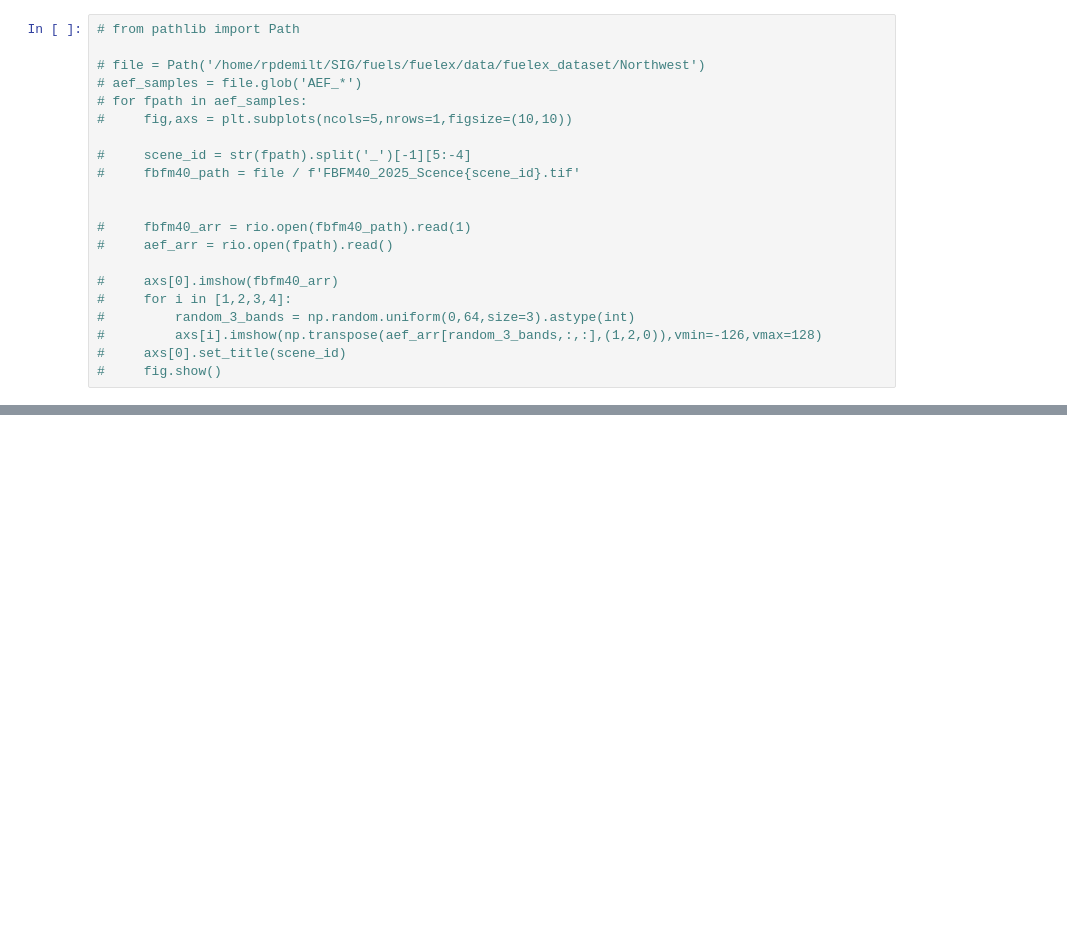
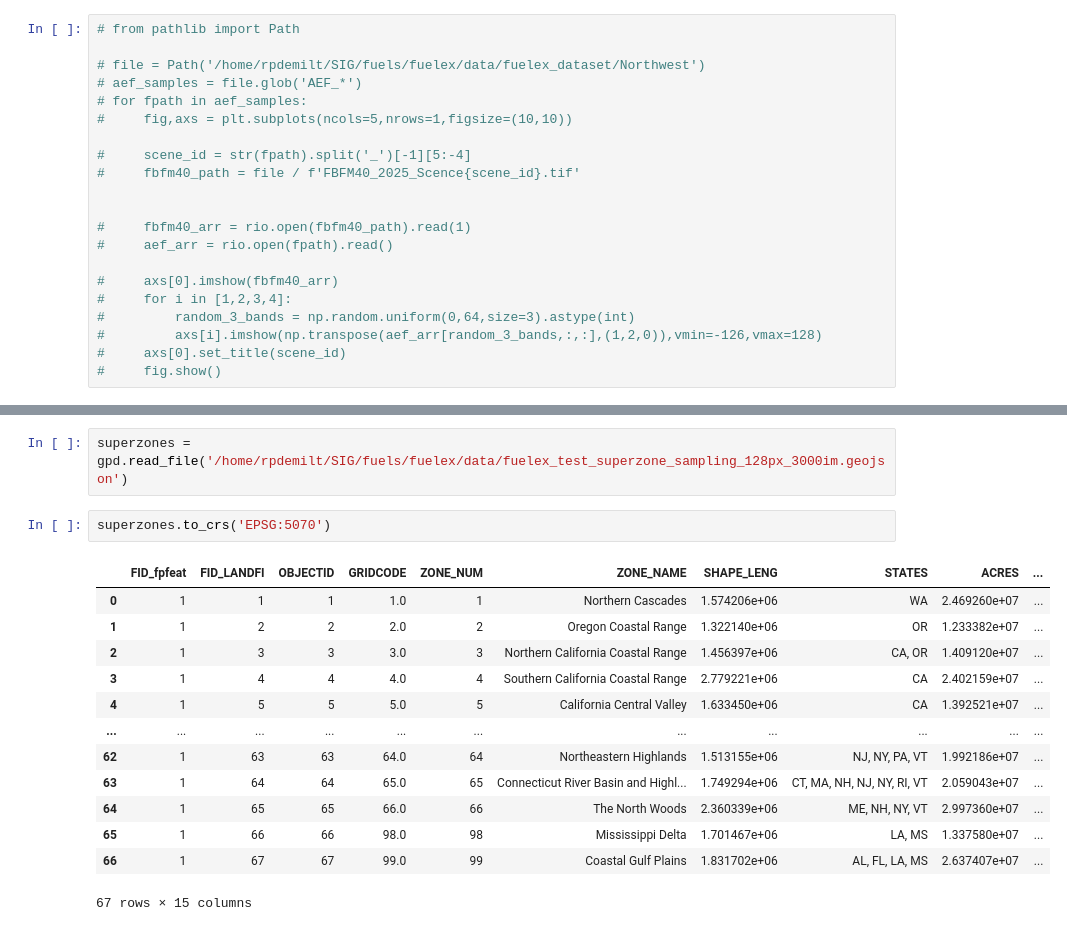
Before and after one commit to ryanpdemilt/fuelex, a Jupyter notebook: notebooks/workshop.ipynb, the cells around one changed output, grey strips where cells are left out. Saved outputs shown, nothing was run; the diff lists cells and outputs as text; blank space fills up the shorter version.

```diff
--- a/notebooks/workshop.ipynb
+++ b/notebooks/workshop.ipynb
@@ -168,0 +223,18 @@ import segmentation_models_pytorch as smp
+# %%
+superzones = gpd.read_file('/home/rpdemilt/SIG/fuels/fuelex/data/fuelex_test_superzone_sampling_128px_3000im.geojson')
+# %%
+superzones.to_crs('EPSG:5070')
+# %% [output]
+|  | FID_fpfeat | FID_LANDFI | OBJECTID | GRIDCODE | ZONE_NUM | ZONE_NAME | SHAPE_LENG | STATES | ACRES | ... |
+| 0 | 1 | 1 | 1 | 1.0 | 1 | Northern Cascades | 1.574206e+06 | WA | 2.469260e+07 | ... |
+| 1 | 1 | 2 | 2 | 2.0 | 2 | Oregon Coastal Range | 1.322140e+06 | OR | 1.233382e+07 | ... |
+| 2 | 1 | 3 | 3 | 3.0 | 3 | Northern California Coastal Range | 1.456397e+06 | CA, OR | 1.409120e+07 | ... |
+| 3 | 1 | 4 | 4 | 4.0 | 4 | Southern California Coastal Range | 2.779221e+06 | CA | 2.402159e+07 | ... |
+| 4 | 1 | 5 | 5 | 5.0 | 5 | California Central Valley | 1.633450e+06 | CA | 1.392521e+07 | ... |
+| ... | ... | ... | ... | ... | ... | ... | ... | ... | ... | ... |
+| 62 | 1 | 63 | 63 | 64.0 | 64 | Northeastern Highlands | 1.513155e+06 | NJ, NY, PA, VT | 1.992186e+07 | ... |
+| 63 | 1 | 64 | 64 | 65.0 | 65 | Connecticut River Basin and Highl... | 1.749294e+06 | CT, MA, NH, NJ, NY, RI, VT | 2.059043e+07 | ... |
+| 64 | 1 | 65 | 65 | 66.0 | 66 | The North Woods | 2.360339e+06 | ME, NH, NY, VT | 2.997360e+07 | ... |
+| 65 | 1 | 66 | 66 | 98.0 | 98 | Mississippi Delta | 1.701467e+06 | LA, MS | 1.337580e+07 | ... |
+| 66 | 1 | 67 | 67 | 99.0 | 99 | Coastal Gulf Plains | 1.831702e+06 | AL, FL, LA, MS | 2.637407e+07 | ... |
+67 rows × 15 columns
```
Also changed, not shown: parts of 14 cells of this notebook, 22 other files.
